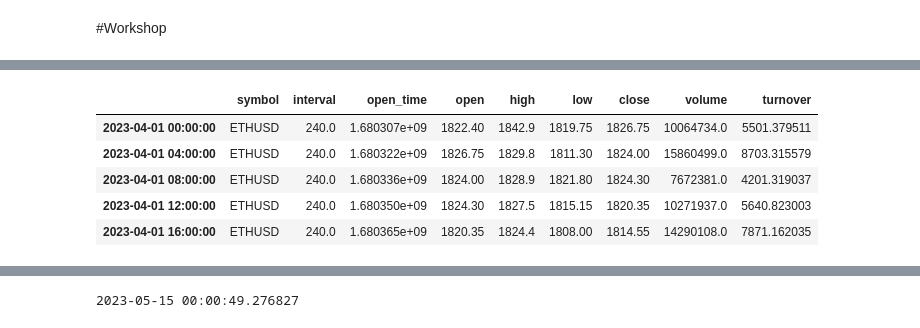
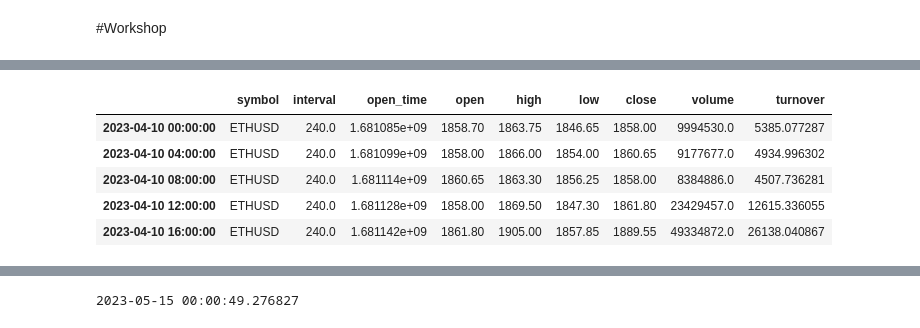
Before and after one commit to Lasttrader/LT_finance_and_trading, a Jupyter notebook: 09_04_2023_fintech.ipynb, the cells around one changed output, grey strips where cells are left out. Drawn from its saved outputs; the diff is of its cells as text; code cells hidden in the pictures.

```diff
--- a/09_04_2023_fintech.ipynb
+++ b/09_04_2023_fintech.ipynb
@@ -276,12 +296,14 @@ endTime - конечное время
 
 SYMBOL = 'ETHUSD'
 INTERVAL = 240 #in minutes
-START_TIME = dt.datetime(2023, 4, 1) #YY-MM-DD
+START_TIME = dt.datetime(2023, 4, 10) #YY-MM-DD
 END_TIME = dt.datetime(2023, 5, 10) #YY-MM-DD
 
-def get_bybit_bars(symbol, interval, startTime, endTime):
-
-    #пигем адрес, где получаем данные
+def get_bybit_bars(symbol,
+                   interval,
+                   startTime,
+                   endTime):
+    #пишем адрес, где получаем данные
     url = "https://api.bybit.com/v2/public/kline/list"
     #определяем начало времени
     startTime = str(int(startTime.timestamp()))
@@ -297,7 +319,6 @@ def get_bybit_bars(symbol, interval, startTime, endTime):
     df.index = [dt.datetime.fromtimestamp(x) for x in df.open_time]
     # возвращаем датафрейм
     return df
-
 #создаем датафрейм и спользуем функцию get_bybit_bars, которую создали
 data = get_bybit_bars(SYMBOL, INTERVAL, START_TIME, END_TIME)
 
@@ -321,21 +342,21 @@ DatetimeIndex: 200 entries, 2023-04-01 00:00:00 to 2023-05-04 04:00:00
 Data columns (total 9 columns):
  #   Column     Non-Null Count  Dtype
 ---  ------     --------------  -----
  0   symbol     200 non-null    object
  1   interval   200 non-null    float64
  2   open_time  200 non-null    float64
  3   open       200 non-null    float64
  4   high       200 non-null    float64
  5   low        200 non-null    float64
  6   close      200 non-null    float64
  7   volume     200 non-null    float64
  8   turnover   200 non-null    float64
 dtypes: float64(8), object(1)
 memory usage: 15.6+ KB
 None
 |  | symbol | interval | open_time | open | high | low | close | volume | turnover |
-| 2023-04-01 00:00:00 | ETHUSD | 240.0 | 1.680307e+09 | 1822.40 | 1842.9 | 1819.75 | 1826.75 | 10064734.0 | 5501.379511 |
-| 2023-04-01 04:00:00 | ETHUSD | 240.0 | 1.680322e+09 | 1826.75 | 1829.8 | 1811.30 | 1824.00 | 15860499.0 | 8703.315579 |
-| 2023-04-01 08:00:00 | ETHUSD | 240.0 | 1.680336e+09 | 1824.00 | 1828.9 | 1821.80 | 1824.30 | 7672381.0 | 4201.319037 |
-| 2023-04-01 12:00:00 | ETHUSD | 240.0 | 1.680350e+09 | 1824.30 | 1827.5 | 1815.15 | 1820.35 | 10271937.0 | 5640.823003 |
-| 2023-04-01 16:00:00 | ETHUSD | 240.0 | 1.680365e+09 | 1820.35 | 1824.4 | 1808.00 | 1814.55 | 14290108.0 | 7871.162035 |
+| 2023-04-10 00:00:00 | ETHUSD | 240.0 | 1.681085e+09 | 1858.70 | 1863.75 | 1846.65 | 1858.00 | 9994530.0 | 5385.077287 |
+| 2023-04-10 04:00:00 | ETHUSD | 240.0 | 1.681099e+09 | 1858.00 | 1866.00 | 1854.00 | 1860.65 | 9177677.0 | 4934.996302 |
+| 2023-04-10 08:00:00 | ETHUSD | 240.0 | 1.681114e+09 | 1860.65 | 1863.30 | 1856.25 | 1858.00 | 8384886.0 | 4507.736281 |
+| 2023-04-10 12:00:00 | ETHUSD | 240.0 | 1.681128e+09 | 1858.00 | 1869.50 | 1847.30 | 1861.80 | 23429457.0 | 12615.336055 |
+| 2023-04-10 16:00:00 | ETHUSD | 240.0 | 1.681142e+09 | 1861.80 | 1905.00 | 1857.85 | 1889.55 | 49334872.0 | 26138.040867 |
```
Also changed, not shown: parts of 22 cells of this notebook.
